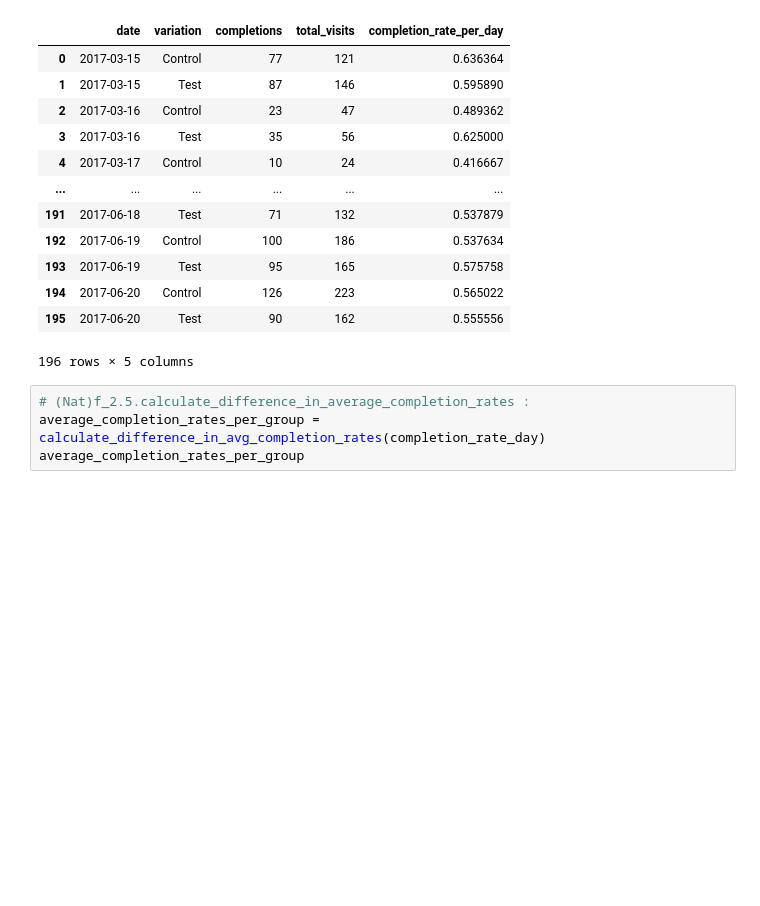
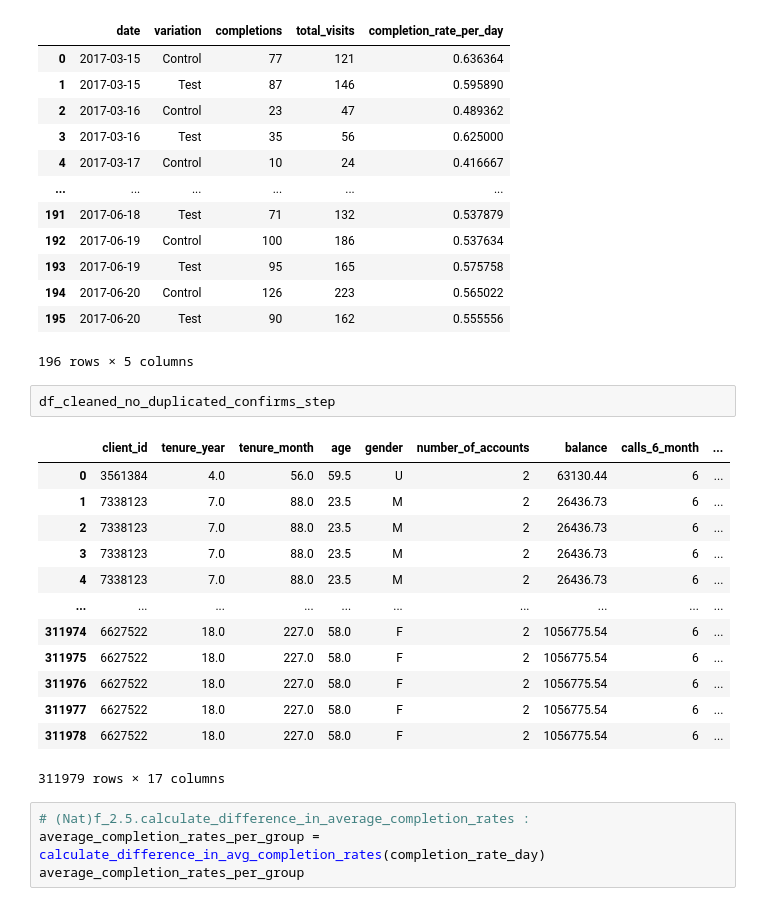
Before and after one commit to RosaEvasari/Vanguard_Project, a Jupyter notebook: notebooks/main.ipynb, the cells around one changed output. Saved outputs shown, nothing was run; the diff lists cells and outputs as text; blank space fills up the shorter version.

Commit message:
"Added/modified files in data/cleaned and notebooks directories, including CSV files and a Jupyter notebook."

```diff
--- a/notebooks/main.ipynb
+++ b/notebooks/main.ipynb
@@ -537,6 +537,22 @@ completion_rate_day
 | 194 | 2017-06-20 | Control | 126 | 223 | 0.565022 |
 | 195 | 2017-06-20 | Test | 90 | 162 | 0.555556 |
 196 rows × 5 columns
+# %%
+df_cleaned_no_duplicated_confirms_step
+# %% [output]
+|  | client_id | tenure_year | tenure_month | age | gender | number_of_accounts | balance | calls_6_month | ... |
+| 0 | 3561384 | 4.0 | 56.0 | 59.5 | U | 2 | 63130.44 | 6 | ... |
+| 1 | 7338123 | 7.0 | 88.0 | 23.5 | M | 2 | 26436.73 | 6 | ... |
+| 2 | 7338123 | 7.0 | 88.0 | 23.5 | M | 2 | 26436.73 | 6 | ... |
+| 3 | 7338123 | 7.0 | 88.0 | 23.5 | M | 2 | 26436.73 | 6 | ... |
+| 4 | 7338123 | 7.0 | 88.0 | 23.5 | M | 2 | 26436.73 | 6 | ... |
+| ... | ... | ... | ... | ... | ... | ... | ... | ... | ... |
+| 311974 | 6627522 | 18.0 | 227.0 | 58.0 | F | 2 | 1056775.54 | 6 | ... |
+| 311975 | 6627522 | 18.0 | 227.0 | 58.0 | F | 2 | 1056775.54 | 6 | ... |
+| 311976 | 6627522 | 18.0 | 227.0 | 58.0 | F | 2 | 1056775.54 | 6 | ... |
+| 311977 | 6627522 | 18.0 | 227.0 | 58.0 | F | 2 | 1056775.54 | 6 | ... |
+| 311978 | 6627522 | 18.0 | 227.0 | 58.0 | F | 2 | 1056775.54 | 6 | ... |
+311979 rows × 17 columns
 # %%
 # (Nat)f_2.5.calculate_difference_in_average_completion_rates :
 average_completion_rates_per_group = calculate_difference_in_avg_completion_rates(completion_rate_day)
```
Also changed, not shown: parts of 2 cells of this notebook, 1 other file.
